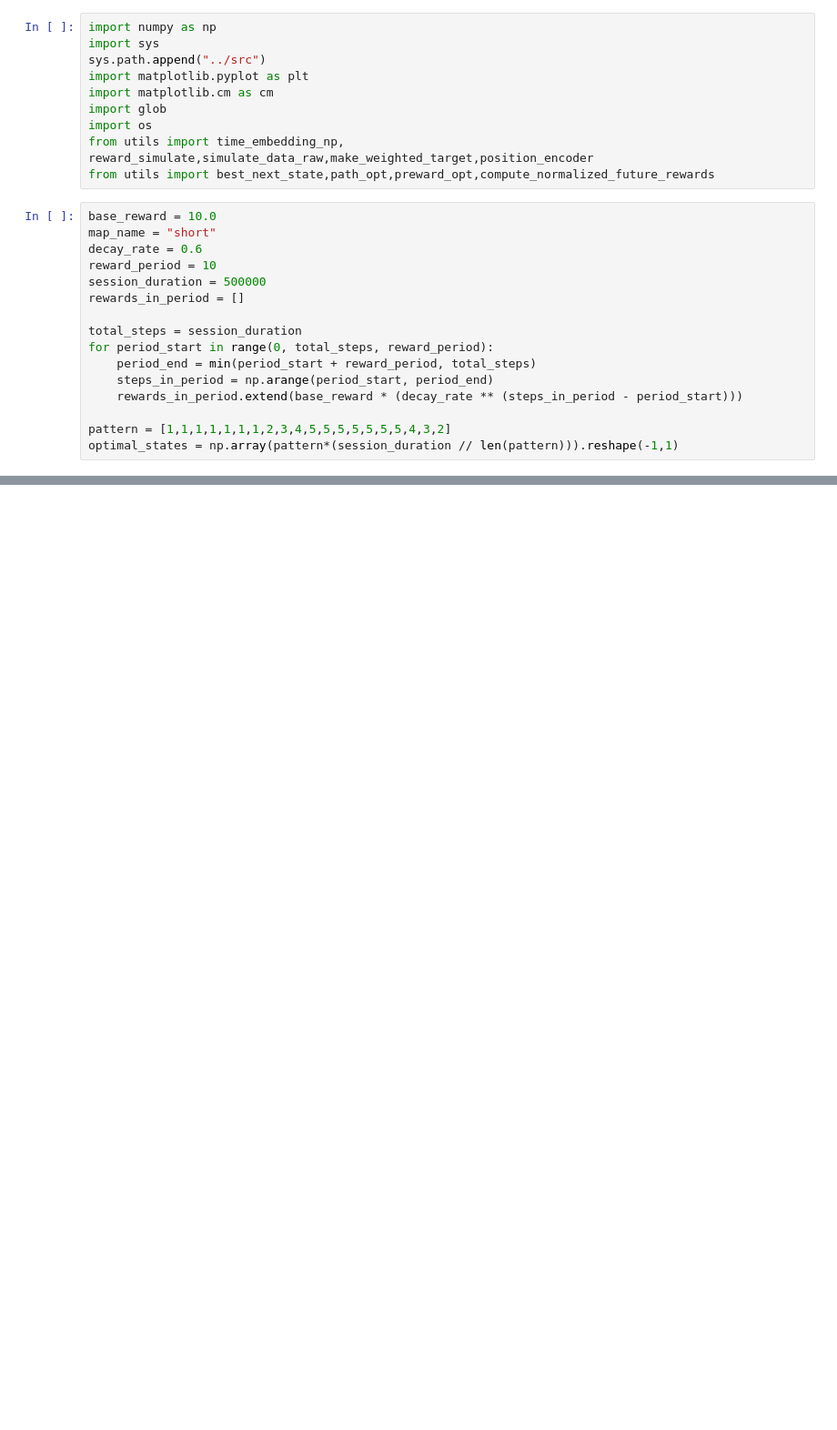
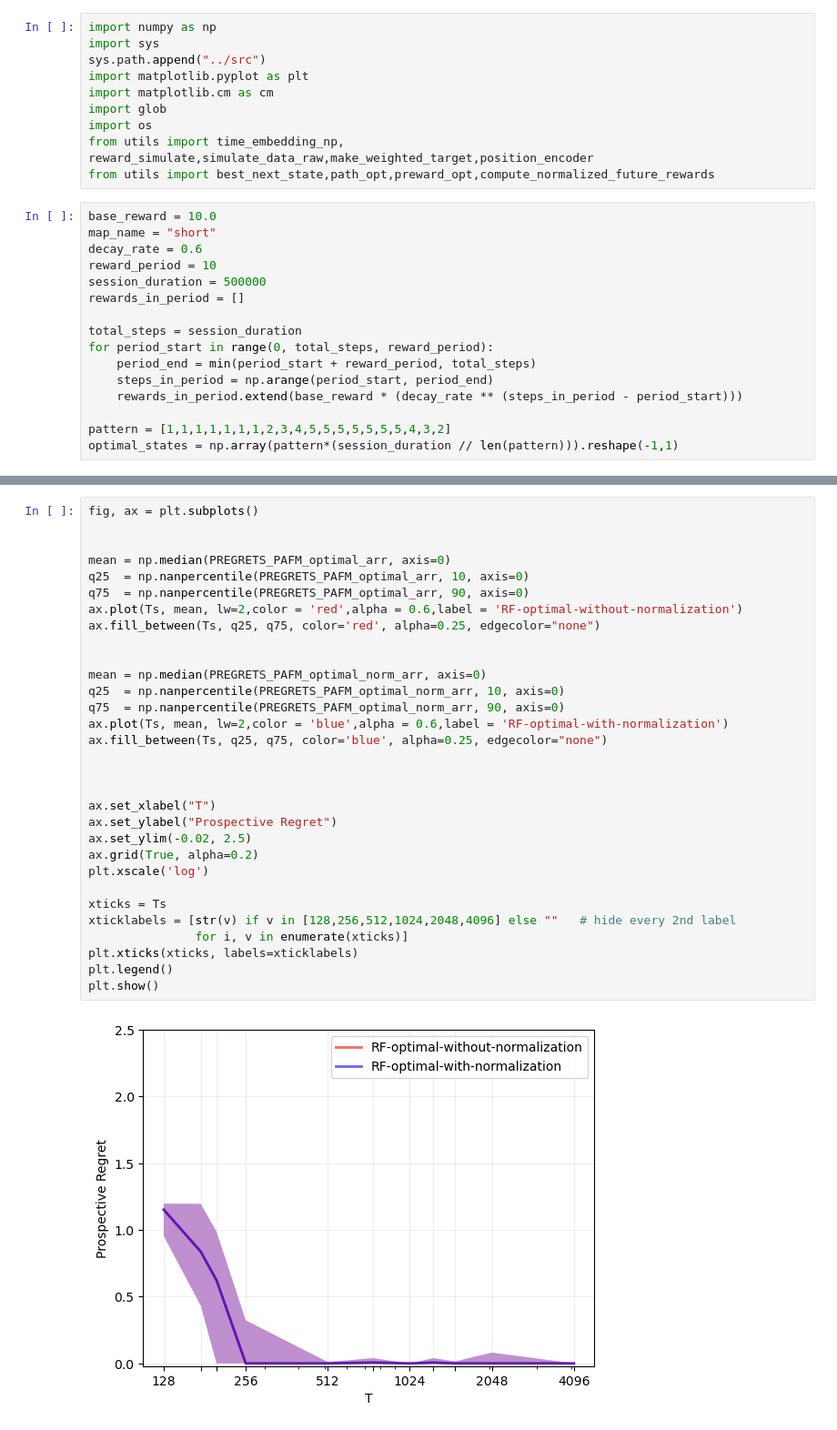
Before and after one commit to neurodata/ProspectiveForaging, a Jupyter notebook: notebooks/read_data.ipynb, the cells around one changed output, grey strips where cells are left out. Shown at 91% size. Drawn from its saved outputs; the diff is of its cells as text; blank space fills up the shorter version.

```diff
--- a/notebooks/read_data.ipynb
+++ b/notebooks/read_data.ipynb
@@ -216,0 +861,33 @@ plt.tight_layout()
+# %%
+fig, ax = plt.subplots()
+
+
+mean = np.median(PREGRETS_PAFM_optimal_arr, axis=0)
+q25  = np.nanpercentile(PREGRETS_PAFM_optimal_arr, 10, axis=0)
+q75  = np.nanpercentile(PREGRETS_PAFM_optimal_arr, 90, axis=0)
+ax.plot(Ts, mean, lw=2,color = 'red',alpha = 0.6,label = 'RF-optimal-without-normalization')
+ax.fill_between(Ts, q25, q75, color='red', alpha=0.25, edgecolor="none")
+
+
+mean = np.median(PREGRETS_PAFM_optimal_norm_arr, axis=0)
+q25  = np.nanpercentile(PREGRETS_PAFM_optimal_norm_arr, 10, axis=0)
+q75  = np.nanpercentile(PREGRETS_PAFM_optimal_norm_arr, 90, axis=0)
+ax.plot(Ts, mean, lw=2,color = 'blue',alpha = 0.6,label = 'RF-optimal-with-normalization')
+ax.fill_between(Ts, q25, q75, color='blue', alpha=0.25, edgecolor="none")
+
+
+
+ax.set_xlabel("T")
+ax.set_ylabel("Prospective Regret")
+ax.set_ylim(-0.02, 2.5)
+ax.grid(True, alpha=0.2)
+plt.xscale('log')
+
+xticks = Ts
+xticklabels = [str(v) if v in [128,256,512,1024,2048,4096] else ""   # hide every 2nd label
+               for i, v in enumerate(xticks)]
+plt.xticks(xticks, labels=xticklabels)
+plt.legend()
+plt.show()
+# %% [output]
+[figure, added]
```
Also changed, not shown: parts of 7 cells of this notebook, 36 other files.
